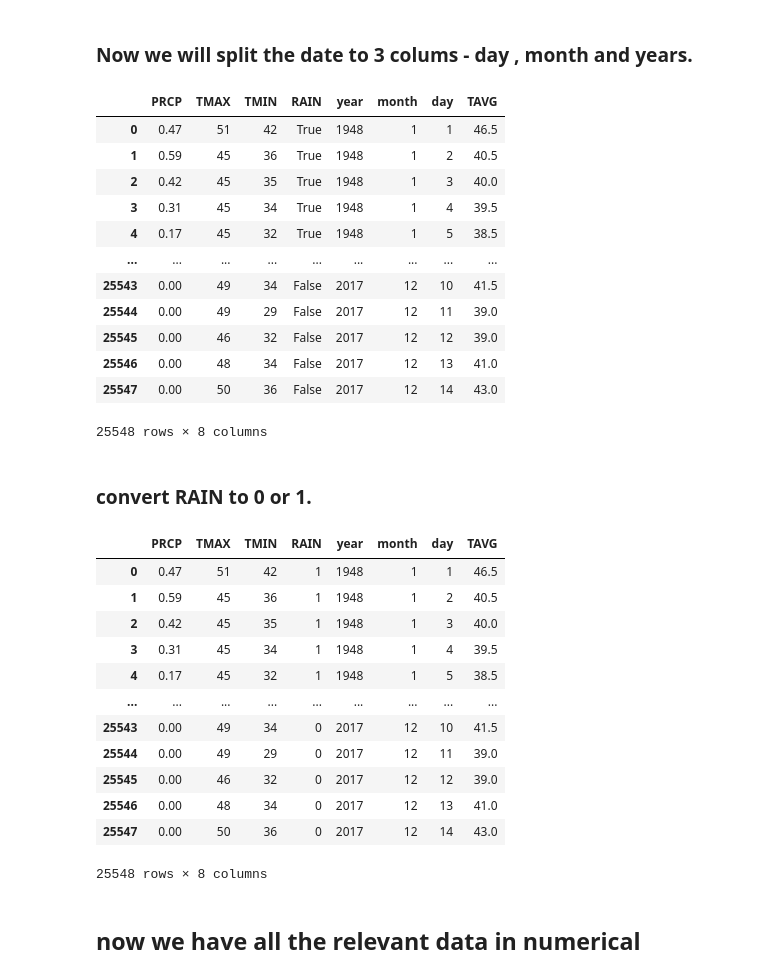
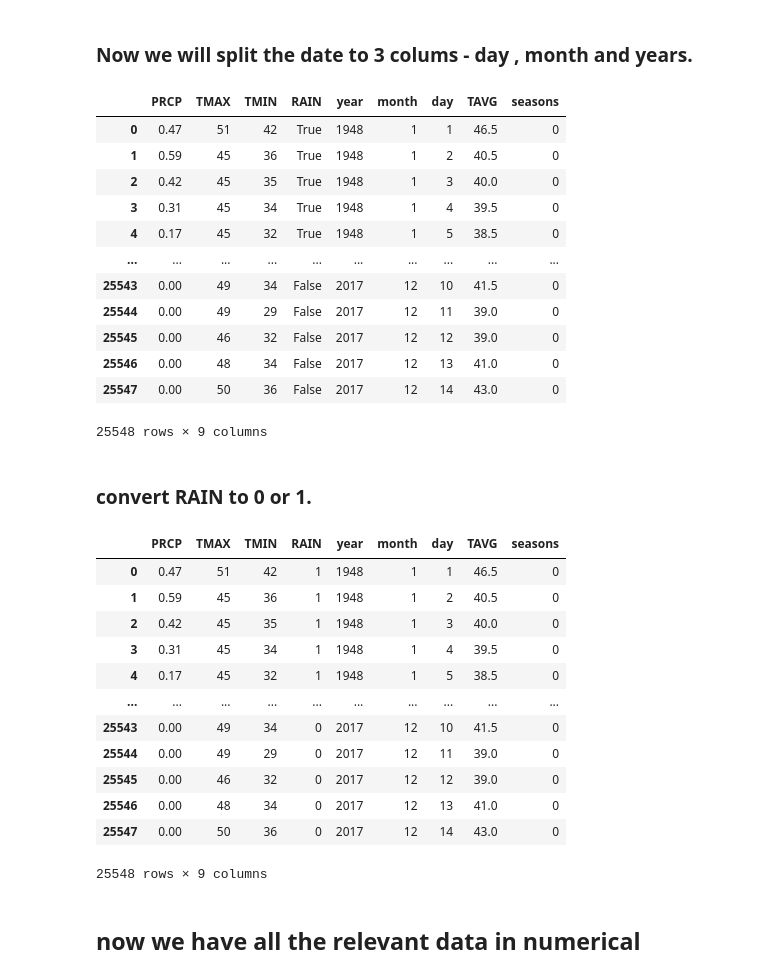
Before and after one commit to ortrsa/Data_Science_Final_Project, a Jupyter notebook: notebook3-rain.ipynb, the cells around one changed output. Drawn from its saved outputs; the diff is of its cells as text; code cells hidden in the pictures.

```diff
--- a/notebook3-rain.ipynb
+++ b/notebook3-rain.ipynb
@@ -74,46 +74,49 @@ rain = rain.drop('index', axis = 1)
 # %% [markdown]
 ### Now we will split the date to 3 colums - day , month and years.
 # %%
+rain_to_plot = rain.copy()
 rain['DATE'] = pd.to_datetime(rain['DATE'])# convert to datetime object
 rain['year'] = rain['DATE'].dt.year
 rain['month'] = rain['DATE'].dt.month
 rain['day'] = rain['DATE'].dt.day
-rain['TAVG'] = (rain['TMIN'] + rain['TMAX'])/2
+rain['TAVG'] = (rain['TMIN'] + rain['TMAX'])/2 # add new collom Avreg tempertur *********
+rain['seasons'] = 1
+rain.loc[(rain.month < 5) | (rain.month > 9) , "seasons"] = 0
 rain = rain.drop('DATE', axis =1)
 rain
 # %% [output]
-|  | PRCP | TMAX | TMIN | RAIN | year | month | day | TAVG |
-| 0 | 0.47 | 51 | 42 | True | 1948 | 1 | 1 | 46.5 |
-| 1 | 0.59 | 45 | 36 | True | 1948 | 1 | 2 | 40.5 |
-| 2 | 0.42 | 45 | 35 | True | 1948 | 1 | 3 | 40.0 |
-| 3 | 0.31 | 45 | 34 | True | 1948 | 1 | 4 | 39.5 |
-| 4 | 0.17 | 45 | 32 | True | 1948 | 1 | 5 | 38.5 |
-| ... | ... | ... | ... | ... | ... | ... | ... | ... |
-| 25543 | 0.00 | 49 | 34 | False | 2017 | 12 | 10 | 41.5 |
-| 25544 | 0.00 | 49 | 29 | False | 2017 | 12 | 11 | 39.0 |
-| 25545 | 0.00 | 46 | 32 | False | 2017 | 12 | 12 | 39.0 |
-| 25546 | 0.00 | 48 | 34 | False | 2017 | 12 | 13 | 41.0 |
-| 25547 | 0.00 | 50 | 36 | False | 2017 | 12 | 14 | 43.0 |
+|  | PRCP | TMAX | TMIN | RAIN | year | month | day | TAVG | seasons |
+| 0 | 0.47 | 51 | 42 | True | 1948 | 1 | 1 | 46.5 | 0 |
+| 1 | 0.59 | 45 | 36 | True | 1948 | 1 | 2 | 40.5 | 0 |
+| 2 | 0.42 | 45 | 35 | True | 1948 | 1 | 3 | 40.0 | 0 |
+| 3 | 0.31 | 45 | 34 | True | 1948 | 1 | 4 | 39.5 | 0 |
+| 4 | 0.17 | 45 | 32 | True | 1948 | 1 | 5 | 38.5 | 0 |
+| ... | ... | ... | ... | ... | ... | ... | ... | ... | ... |
+| 25543 | 0.00 | 49 | 34 | False | 2017 | 12 | 10 | 41.5 | 0 |
+| 25544 | 0.00 | 49 | 29 | False | 2017 | 12 | 11 | 39.0 | 0 |
+| 25545 | 0.00 | 46 | 32 | False | 2017 | 12 | 12 | 39.0 | 0 |
+| 25546 | 0.00 | 48 | 34 | False | 2017 | 12 | 13 | 41.0 | 0 |
+| 25547 | 0.00 | 50 | 36 | False | 2017 | 12 | 14 | 43.0 | 0 |
-25548 rows × 8 columns
+25548 rows × 9 columns
 # %% [markdown]
 ### convert RAIN to 0 or 1.
 # %%
 rain['RAIN'] = rain['RAIN'].astype(np.int)
 rain
 # %% [output]
-|  | PRCP | TMAX | TMIN | RAIN | year | month | day | TAVG |
-| 0 | 0.47 | 51 | 42 | 1 | 1948 | 1 | 1 | 46.5 |
-| 1 | 0.59 | 45 | 36 | 1 | 1948 | 1 | 2 | 40.5 |
-| 2 | 0.42 | 45 | 35 | 1 | 1948 | 1 | 3 | 40.0 |
-| 3 | 0.31 | 45 | 34 | 1 | 1948 | 1 | 4 | 39.5 |
-| 4 | 0.17 | 45 | 32 | 1 | 1948 | 1 | 5 | 38.5 |
-| ... | ... | ... | ... | ... | ... | ... | ... | ... |
-| 25543 | 0.00 | 49 | 34 | 0 | 2017 | 12 | 10 | 41.5 |
-| 25544 | 0.00 | 49 | 29 | 0 | 2017 | 12 | 11 | 39.0 |
-| 25545 | 0.00 | 46 | 32 | 0 | 2017 | 12 | 12 | 39.0 |
-| 25546 | 0.00 | 48 | 34 | 0 | 2017 | 12 | 13 | 41.0 |
-| 25547 | 0.00 | 50 | 36 | 0 | 2017 | 12 | 14 | 43.0 |
+|  | PRCP | TMAX | TMIN | RAIN | year | month | day | TAVG | seasons |
+| 0 | 0.47 | 51 | 42 | 1 | 1948 | 1 | 1 | 46.5 | 0 |
+| 1 | 0.59 | 45 | 36 | 1 | 1948 | 1 | 2 | 40.5 | 0 |
+| 2 | 0.42 | 45 | 35 | 1 | 1948 | 1 | 3 | 40.0 | 0 |
+| 3 | 0.31 | 45 | 34 | 1 | 1948 | 1 | 4 | 39.5 | 0 |
+| 4 | 0.17 | 45 | 32 | 1 | 1948 | 1 | 5 | 38.5 | 0 |
+| ... | ... | ... | ... | ... | ... | ... | ... | ... | ... |
+| 25543 | 0.00 | 49 | 34 | 0 | 2017 | 12 | 10 | 41.5 | 0 |
+| 25544 | 0.00 | 49 | 29 | 0 | 2017 | 12 | 11 | 39.0 | 0 |
+| 25545 | 0.00 | 46 | 32 | 0 | 2017 | 12 | 12 | 39.0 | 0 |
+| 25546 | 0.00 | 48 | 34 | 0 | 2017 | 12 | 13 | 41.0 | 0 |
+| 25547 | 0.00 | 50 | 36 | 0 | 2017 | 12 | 14 | 43.0 | 0 |
-25548 rows × 8 columns
+25548 rows × 9 columns
 # %% [markdown]
 ## now we have all the relevant data in numerical
 # %%
```
Also changed, not shown: parts of 14 cells of this notebook.
